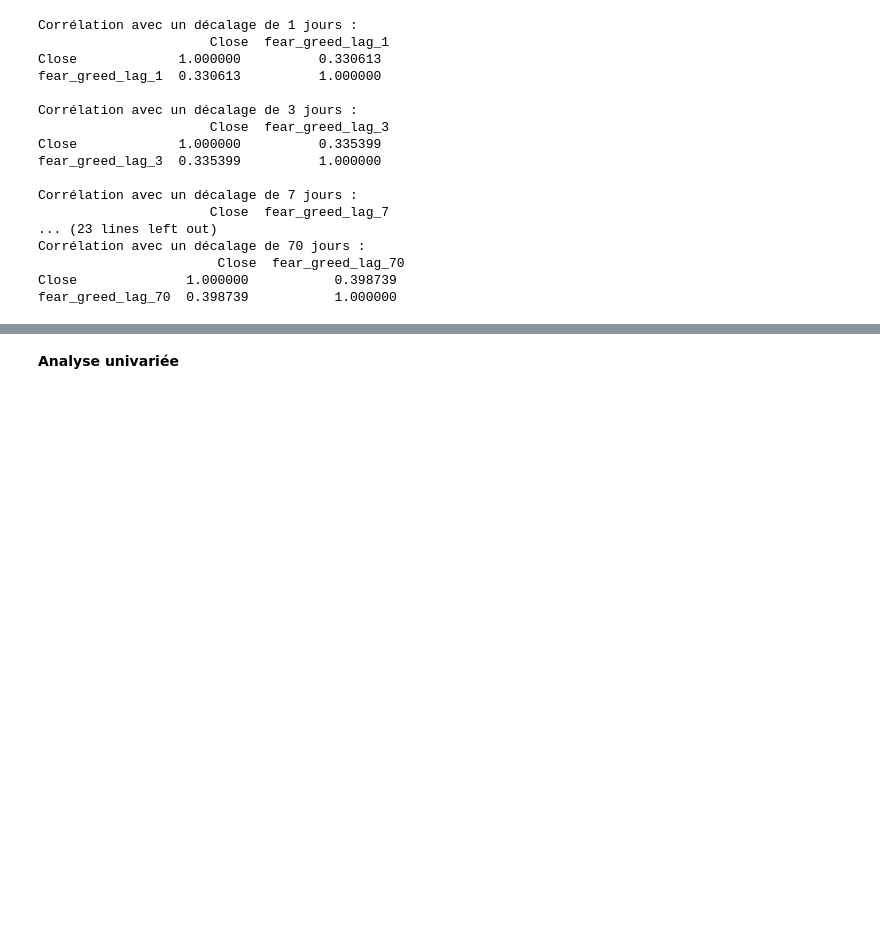
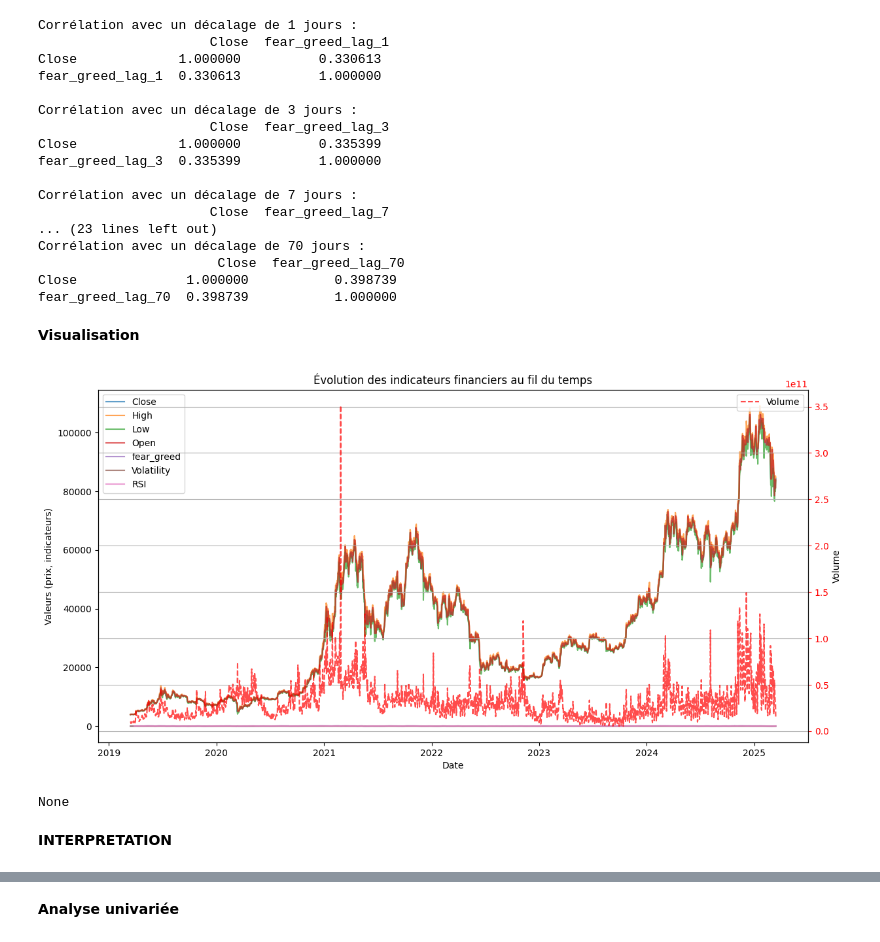
Before and after one commit to hinimdoumorsia/projet_Series_chronologiques, a Jupyter notebook: Preprocessing.ipynb, the cells around one changed output, grey strips where cells are left out. Cells and saved outputs as stored; diff of their text form; code cells hidden in the pictures; blank space fills up the shorter version.

```diff
--- a/Preprocessing.ipynb
+++ b/Preprocessing.ipynb
@@ -177,3 +177,52 @@ Corrélation avec un décalage de 70 jours :
                        Close  fear_greed_lag_70
 Close              1.000000           0.398739
 fear_greed_lag_70  0.398739           1.000000
+# %% [markdown]
+**Visualisation**
+# %%
+import pandas as pd
+import matplotlib.pyplot as plt
+def process_and_plot_timeseries(df):
+    # Vérification si la colonne 'Date' existe
+    if 'Date' not in df.columns:
+        raise ValueError("La colonne 'Date' est absente du DataFrame.")
+    # Conversion de la colonne 'Date' en format datetime
+    df['Date'] = pd.to_datetime(df['Date'], errors='coerce')
+    # Trier les données par date pour éviter des erreurs d'affichage
+    df = df.sort_values(by='Date')
+    # Colonnes à tracer
+    primary_columns = ['Close', 'High', 'Low', 'Open', 'fear_greed', 'Volatility', 'RSI']  # Échelle normale
+    secondary_columns = ['Volume']  # Échelle secondaire (grandes valeurs)
+    # Vérification des colonnes
+    missing_cols = [col for col in primary_columns + secondary_columns if col not in df.columns]
+    if missing_cols:
+        raise ValueError(f"Les colonnes suivantes sont absentes du DataFrame : {missing_cols}")
+    # Création du graphique avec un axe secondaire
+    fig, ax1 = plt.subplots(figsize=(14, 7))
+    # Tracé des variables principales
+    for col in primary_columns:
+        ax1.plot(df['Date'], df[col], label=col, alpha=0.7)
+    ax1.set_xlabel("Date")
+    ax1.set_ylabel("Valeurs (prix, indicateurs)")
+    ax1.tick_params(axis='y')
+    # Création d'un deuxième axe Y pour les variables volumineuses
+    ax2 = ax1.twinx()
+    for col in secondary_columns:
+        ax2.plot(df['Date'], df[col], label=col, linestyle="dashed", alpha=0.7, color='red')
+    ax2.set_ylabel("Volume")
+    ax2.tick_params(axis='y', colors='red')
+    # Ajout des légendes
+    ax1.legend(loc="upper left")
+    ax2.legend(loc="upper right")
+    plt.title("Évolution des indicateurs financiers au fil du temps")
+    plt.xticks(rotation=45)
+    plt.grid(True)
+    plt.show()
+# %%
+resultat=process_and_plot_timeseries(data)
+print(resultat)
+# %% [output]
+[figure, added]
+None
+# %% [markdown]
+**INTERPRETATION**
```
Also changed, not shown: parts of 1 cell of this notebook.
